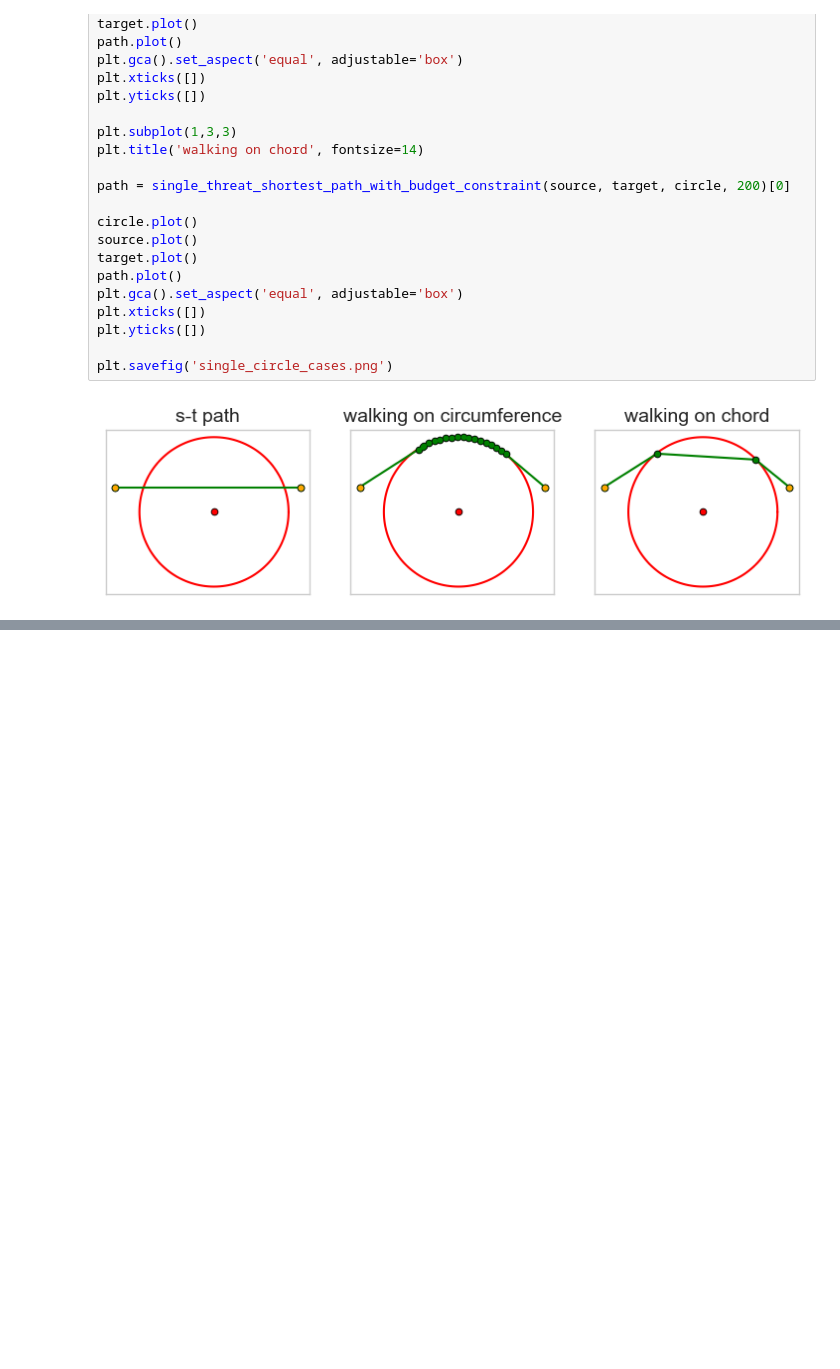
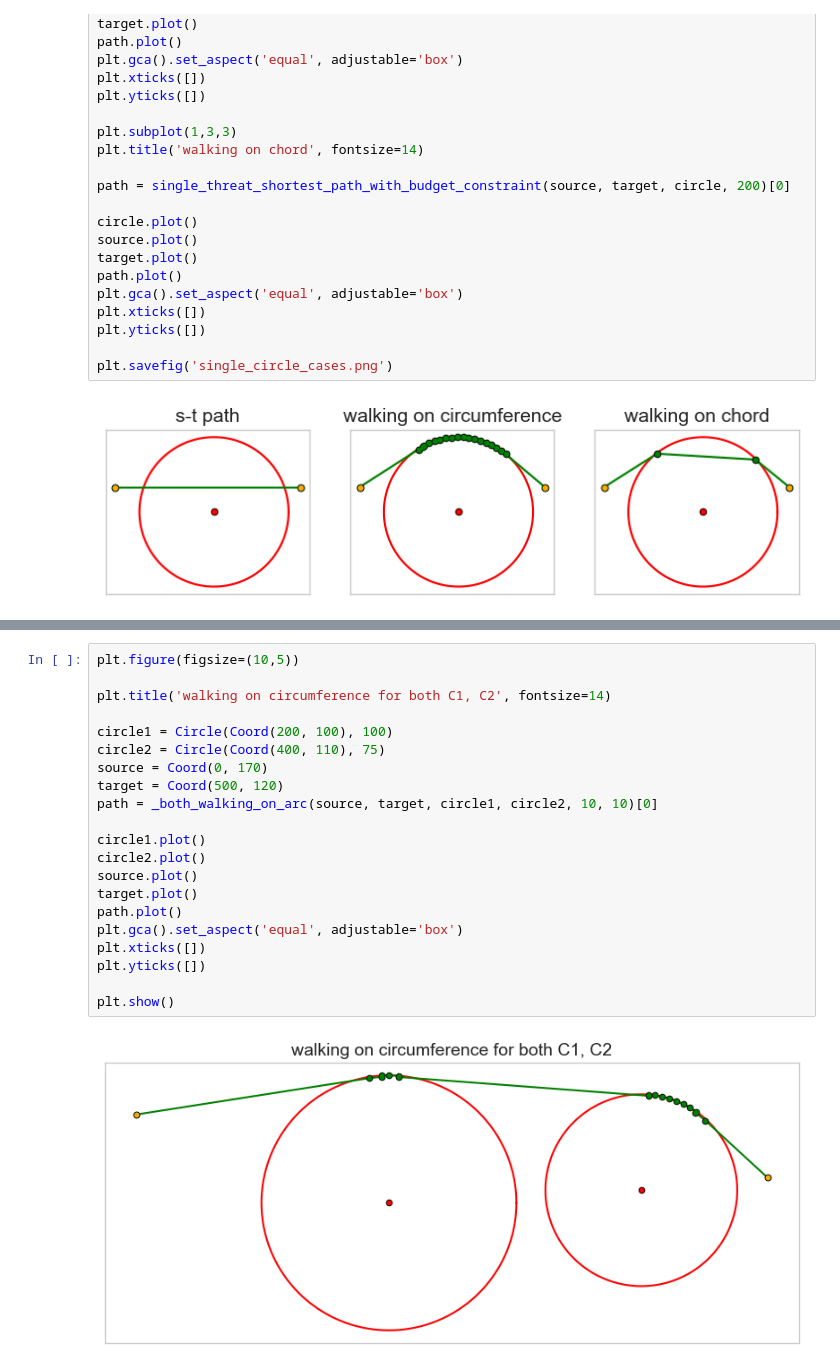
Before and after one commit to Elilgo324/quick-and-safe, a Jupyter notebook: algorithms/main.ipynb, the cells around one changed output, grey strips where cells are left out. Saved outputs shown, nothing was run; the diff lists cells and outputs as text; blank space fills up the shorter version.

Commit message:
creating graphs

```diff
--- a/algorithms/main.ipynb
+++ b/algorithms/main.ipynb
@@ -393,0 +435,23 @@ plt.savefig('single_circle_cases.png')
+# %%
+plt.figure(figsize=(10,5))
+
+plt.title('walking on circumference for both C1, C2', fontsize=14)
+
+circle1 = Circle(Coord(200, 100), 100)
+circle2 = Circle(Coord(400, 110), 75)
+source = Coord(0, 170)
+target = Coord(500, 120)
+path = _both_walking_on_arc(source, target, circle1, circle2, 10, 10)[0]
+
+circle1.plot()
+circle2.plot()
+source.plot()
+target.plot()
+path.plot()
+plt.gca().set_aspect('equal', adjustable='box')
+plt.xticks([])
+plt.yticks([])
+
+plt.show()
+# %% [output]
+[figure, added]
```
Also changed, not shown: parts of 2 cells of this notebook, 3 other files.
